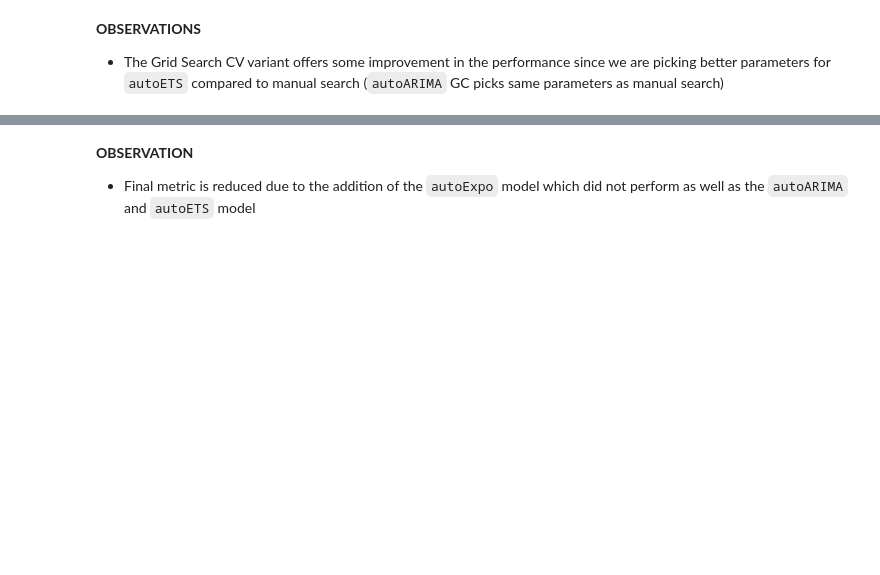
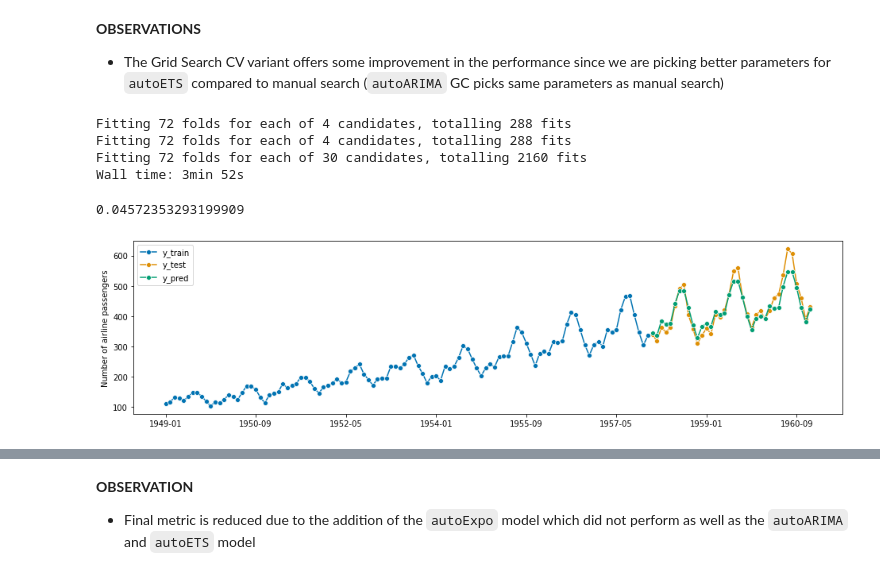
Before and after one commit to ngupta23/sktime, a Jupyter notebook: nikhil_local_testing/sktime_automl.ipynb, the cells around one changed output, grey strips where cells are left out. Saved outputs shown, nothing was run; the diff lists cells and outputs as text; code cells hidden in the pictures; blank space fills up the shorter version.

```diff
--- a/nikhil_local_testing/sktime_automl.ipynb
+++ b/nikhil_local_testing/sktime_automl.ipynb
@@ -527,3 +625,80 @@ Wall time: 40.9 s
 **OBSERVATIONS**
 
 * The Grid Search CV variant offers some improvement in the performance since we are picking better parameters for `autoETS` compared to manual search (`autoARIMA` GC picks same parameters as manual search)
+# %%
+# With Grid Search and with CV (variant 1B: Statistical + Includes sklearn forecaster also)
+from sktime.forecasting.arima import AutoARIMA
+from sktime.forecasting.ets import AutoETS
+
+# 1st Base Learner
+cv = SlidingWindowSplitter(
+    initial_window=int(len(y_train) * 0.5),
+    start_with_window=True,
+    window_length=36,
+    # fh=np.arange(12) + 1  # Not Supported Yet (Prediction can only be the next time point for now)
+)
+
+forecaster_param_grid = {'sp': [3, 6, 12, 24]}
+forecaster_arima = AutoARIMA(suppress_warnings=True)
+gscv_arima = ForecastingGridSearchCV(forecaster_arima, cv=cv, param_grid=forecaster_param_grid, verbose=True)
+
+# 2nd Base Learner
+forecaster_param_grid = {
+    'sp': [3, 4, 12, 24],
+    # 'error': ["add", "mul"],
+    # 'trend': ["add", "mul", None],
+    # 'damped_trend': [True, False],
+    # 'seasonal': ["add", "mul", None]
+    }
+forecaster_ets = AutoETS(auto=True)
+gscv_ets = ForecastingGridSearchCV(forecaster_ets, cv=cv, param_grid=forecaster_param_grid, verbose=True)
+
+# 3rd Base Learner
+forecaster_param_grid = {
+    'changepoint_prior_scale': [0.001, 0.01, 0.1, 0.5],
+    'seasonality_prior_scale': [0.01, 0.1, 1.0, 10.0],
+    'seasonality_mode': ['multiplicative', 'additive']
+    }
+forecaster_prophet = Prophet(add_country_holidays={"country_name": "US"})
+gscv_prophet = ForecastingGridSearchCV(forecaster_prophet, cv=cv, param_grid=forecaster_param_grid, verbose=True)
+
+
+# 4th Base Learner
+regressor_param_grid = {"n_estimators": [100, 200, 300]}
+forecaster_param_grid = {
+    "deseasonalise__sp": [6, 12, 24],
+    "detrend__forecaster__degree": [1, 2],
+    "forecaster__window_length": [10, 12, 15, 20, 25]
+}
+
+# create a tunnable regressor with GridSearchCV
+regressor = GridSearchCV(RandomForestRegressor(random_state=42), param_grid=regressor_param_grid)
+forecaster_rf = TransformedTargetForecaster(
+    [
+        ("deseasonalise", Deseasonalizer(model="multiplicative")),
+        ("detrend", Detrender(forecaster=PolynomialTrendForecaster())),
+        ("forecaster", ReducedRegressionForecaster(regressor=regressor, strategy="recursive"))
+    ]
+)
+gscv_rf = ForecastingGridSearchCV(forecaster_rf, cv=cv, param_grid=forecaster_param_grid, verbose=True)
+
+
+
+forecaster_ensemble = EnsembleForecaster([
+    ("autoARIMA", gscv_arima),
+    ("autoETS", gscv_ets),
+    # ("fbprophet", gscv_prophet)  # Does not work yet
+    ("rf", gscv_rf)
+])
+%time forecaster_ensemble.fit(y_train)
+y_pred = forecaster_ensemble.predict(fh)
+y_pred.index = y_test.index
+plot_series(y_train, y_test, y_pred, labels=["y_train", "y_test", "y_pred"]);
+smape_loss(y_test, y_pred)
+# %% [output]
+Fitting 72 folds for each of 4 candidates, totalling 288 fits
+Fitting 72 folds for each of 4 candidates, totalling 288 fits
+Fitting 72 folds for each of 30 candidates, totalling 2160 fits
+Wall time: 3min 52s
+0.04572353293199909
+[figure, added]
```
Also changed, not shown: parts of 31 cells of this notebook.
